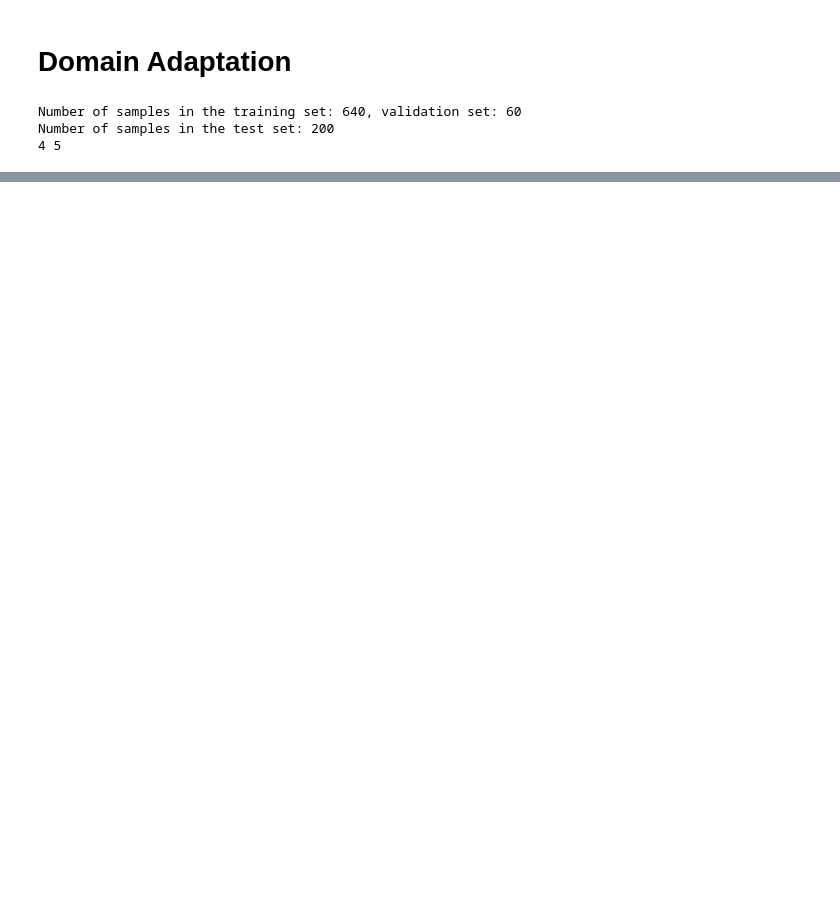
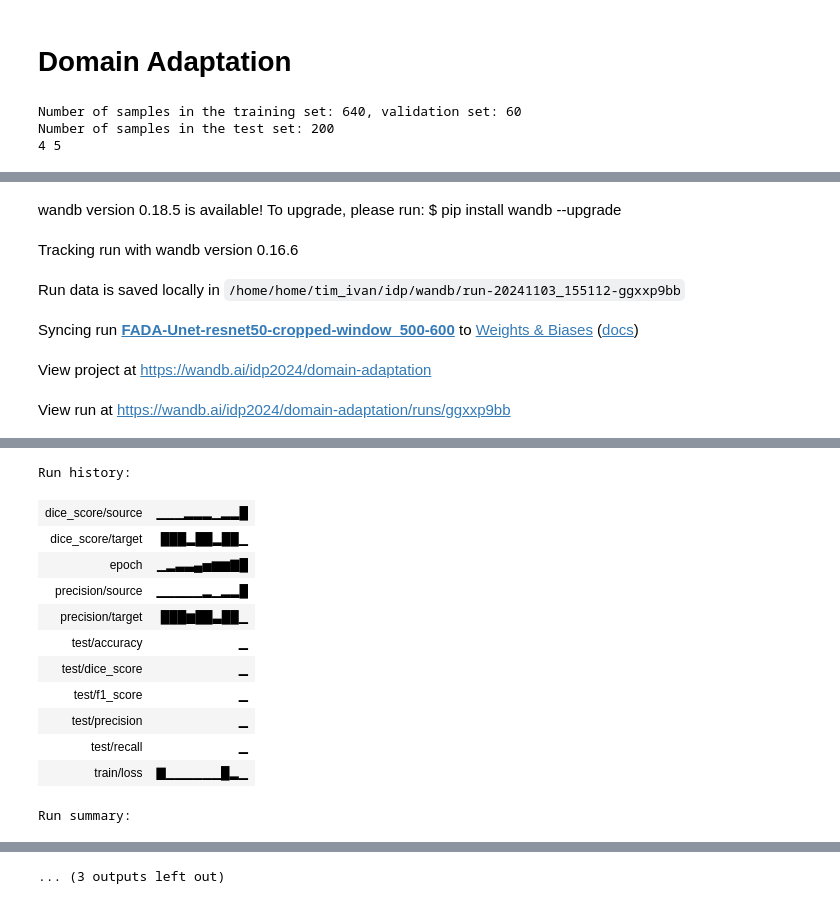
Before and after one commit to TimMachTUM/hsi-brain-segmentation, a Jupyter notebook: domain-adaptation.ipynb, the cells around one changed output, grey strips where cells are left out. Cells and saved outputs as stored; diff of their text form; code cells hidden in the pictures; blank space fills up the shorter version.

```diff
--- a/domain-adaptation.ipynb
+++ b/domain-adaptation.ipynb
@@ -121,0 +210,59 @@ Epoch 3, Train Loss: 0.0000
+# %%
+from segmentation_util import build_segmentation_model, build_criterion, build_optimizer
+import matplotlib.pyplot as plt
+from FADA.feature_extractor import FeatureExtractor
+from FADA.classifier import Classifier
+from FADA.train_FADA import model_pipeline
+
+encoder = "resnet50"
+architecture = "Unet"
+device = torch.device("cuda:3" if torch.cuda.is_available() else "cpu")
+learning_rate = 0.01
+epochs = 10
+loss = "Dice"
+learning_rate_fea = 0.01
+learning_rate_cls = 0.01
+learning_rate_dis = 0.001
+
+config = {
+    "model": "FADA-{architecture}-{encoder}-cropped-window_{window[0]}-{window[1]}".format(
+        architecture=architecture, encoder=encoder, window=window
+    ),
+    "encoder": encoder,
+    "architecture": architecture,
+    "input_nc": 2048,
+    "optimizer": "Adam",
+    "batch_size_source": trainloader_source.batch_size,
+    "batch_size_target": trainloader_target.batch_size,
+    "learning_rate_fea": learning_rate_fea,
+    "learning_rate_cls": learning_rate_cls,
+    "learning_rate_dis": learning_rate_dis,
+    "epochs": epochs,
+    "seg_loss": loss,
+}
+
+
+model, train_losses, val_losses_source, val_losses_target = model_pipeline(
+    trainloader_source,
+    validationloader_source,
+    testloader_source,
+    trainloader_target,
+    testloader_target,
+    config,
+    project="domain-adaptation",
+    device=device,
+    batch_print=10,
+    evaluate=True,
+    with_overlays=True,
+)
+
+plt.figure(figsize=(10, 6))
+plt.plot(train_losses, label="Combined Training Loss")
+plt.plot(val_losses_source, label="Validation Loss Source")
+plt.plot(val_losses_target, label="Validation Loss Target")
+plt.xlabel("Epochs")
+plt.ylabel("Loss")
+plt.title("Training and Validation Loss Curves")
+plt.legend()
+plt.show()
+# %% [output]
@@ -121,0 +271,6 @@ Epoch 3, Train Loss: 0.0000
+wandb version 0.18.5 is available! To upgrade, please run: $ pip install wandb --upgrade
+Tracking run with wandb version 0.16.6
+Run data is saved locally in /home/home/tim_ivan/idp/wandb/run-20241103_155112-ggxxp9bb
+Syncing run FADA-Unet-resnet50-cropped-window_500-600 to Weights & Biases (docs)
+View project at https://wandb.ai/idp2024/domain-adaptation
+View run at https://wandb.ai/idp2024/domain-adaptation/runs/ggxxp9bb
@@ -121,0 +294,13 @@ Epoch 3, Train Loss: 0.0000
+Run history:
+| dice_score/source | ▁▁▁▂▂▂▁▂▂█ |
+| dice_score/target | ███▂██▂██▁ |
+| epoch | ▁▂▃▃▄▅▆▆▇█ |
+| precision/source | ▁▁▁▁▁▂▁▂▂█ |
+| precision/target | ███▆██▃██▁ |
+| test/accuracy | ▁ |
+| test/dice_score | ▁ |
+| test/f1_score | ▁ |
+| test/precision | ▁ |
+| test/recall | ▁ |
+| train/loss | ▇▁▁▁▁▁▁█▂▁ |
+Run summary:
@@ -121,0 +318 @@ Epoch 3, Train Loss: 0.0000
+... (3 outputs left out)
```
Also changed, not shown: parts of 10 cells of this notebook.
